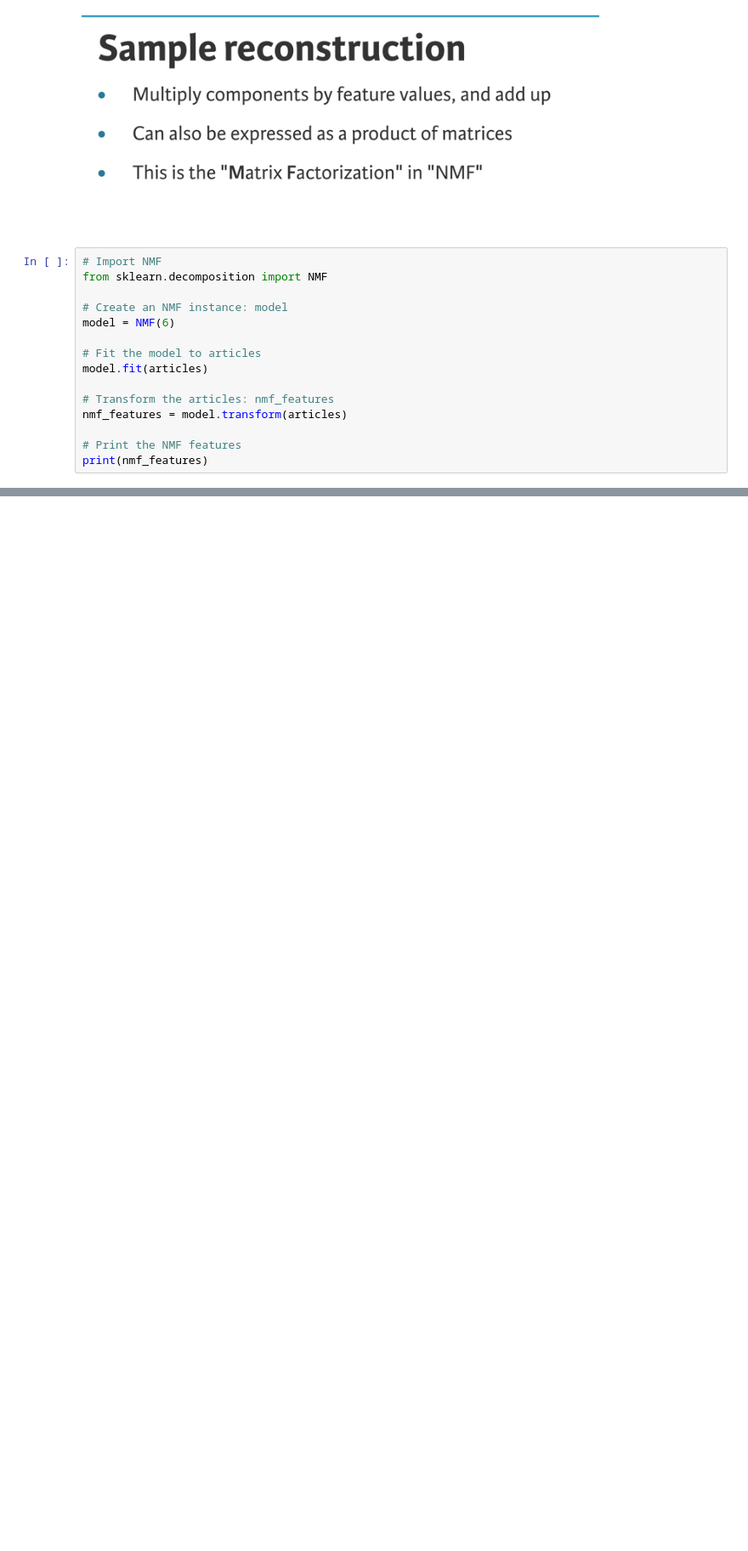
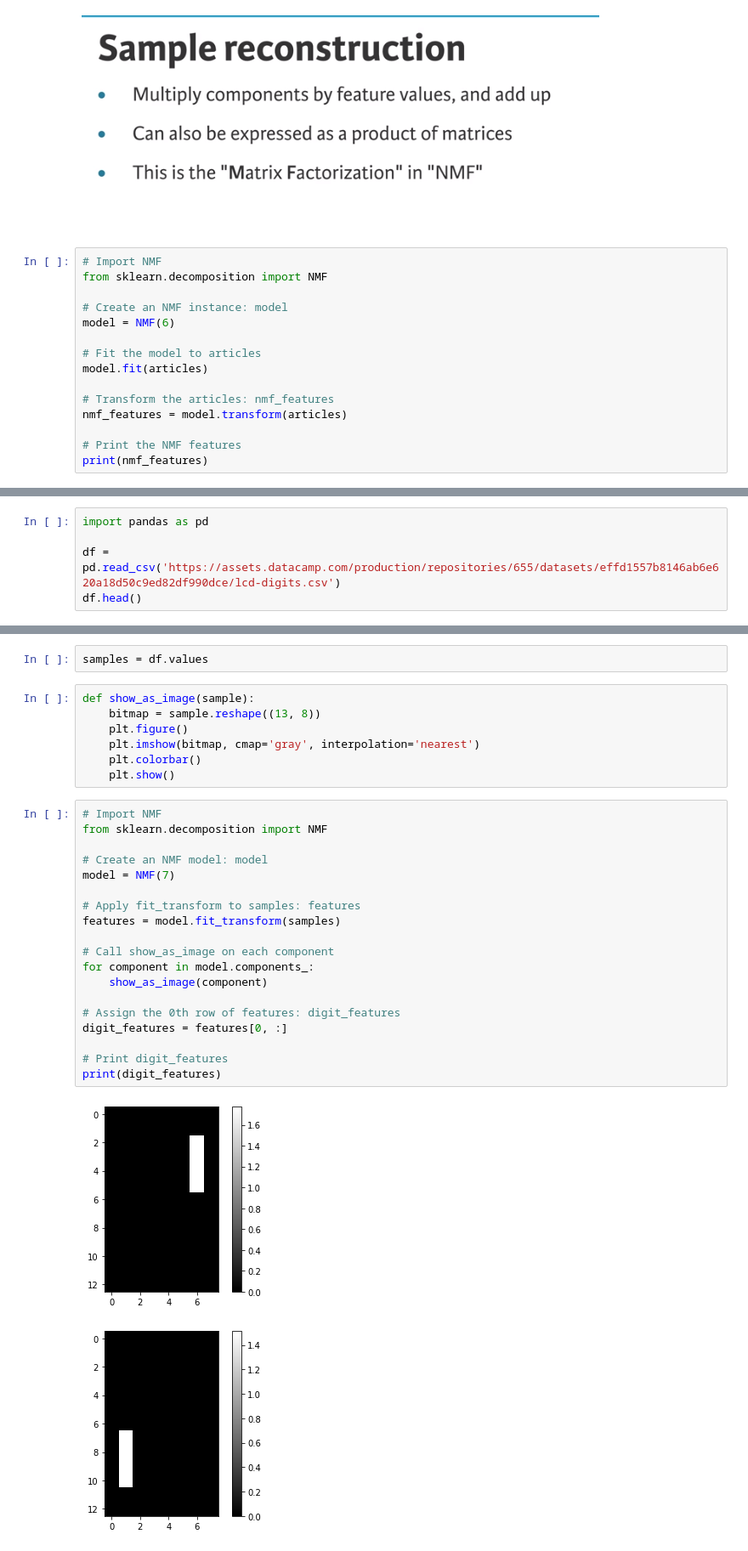
Before and after one commit to Iamsdt/Datacamp_Practice, a Jupyter notebook: Unsupervised learning/Non-negative matrix factorization (NMF).ipynb, the cells around one changed output, grey strips where cells are left out. Shown: that part at 85% size. Drawn from its saved outputs; the diff is of its cells as text; blank space fills up the shorter version.

```diff
--- a/Unsupervised learning/Non-negative matrix factorization (NMF).ipynb
+++ b/Unsupervised learning/Non-negative matrix factorization (NMF).ipynb
@@ -23,0 +89,5 @@ print(nmf_features)
+# %%
+import pandas as pd
+
+df = pd.read_csv('https://assets.datacamp.com/production/repositories/655/datasets/effd1557b8146ab6e620a18d50c9ed82df990dce/lcd-digits.csv')
+df.head()
@@ -23,0 +102,31 @@ print(nmf_features)
+# %%
+samples = df.values
+# %%
+def show_as_image(sample):
+    bitmap = sample.reshape((13, 8))
+    plt.figure()
+    plt.imshow(bitmap, cmap='gray', interpolation='nearest')
+    plt.colorbar()
+    plt.show()
+# %%
+# Import NMF
+from sklearn.decomposition import NMF
+
+# Create an NMF model: model
+model = NMF(7)
+
+# Apply fit_transform to samples: features
+features = model.fit_transform(samples)
+
+# Call show_as_image on each component
+for component in model.components_:
+    show_as_image(component)
+
+# Assign the 0th row of features: digit_features
+digit_features = features[0, :]
+
+# Print digit_features
+print(digit_features)
+# %% [output]
+[figure, added]
+[figure, added]
```
Also changed, not shown: parts of 6 cells of this notebook, 8 other files.
